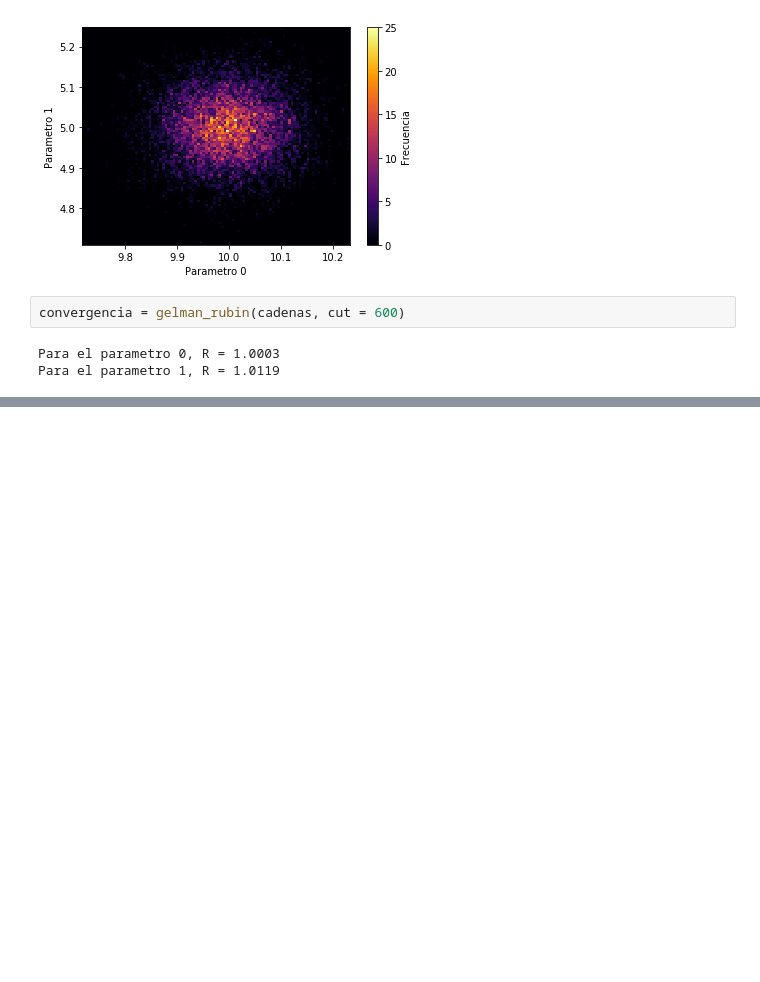
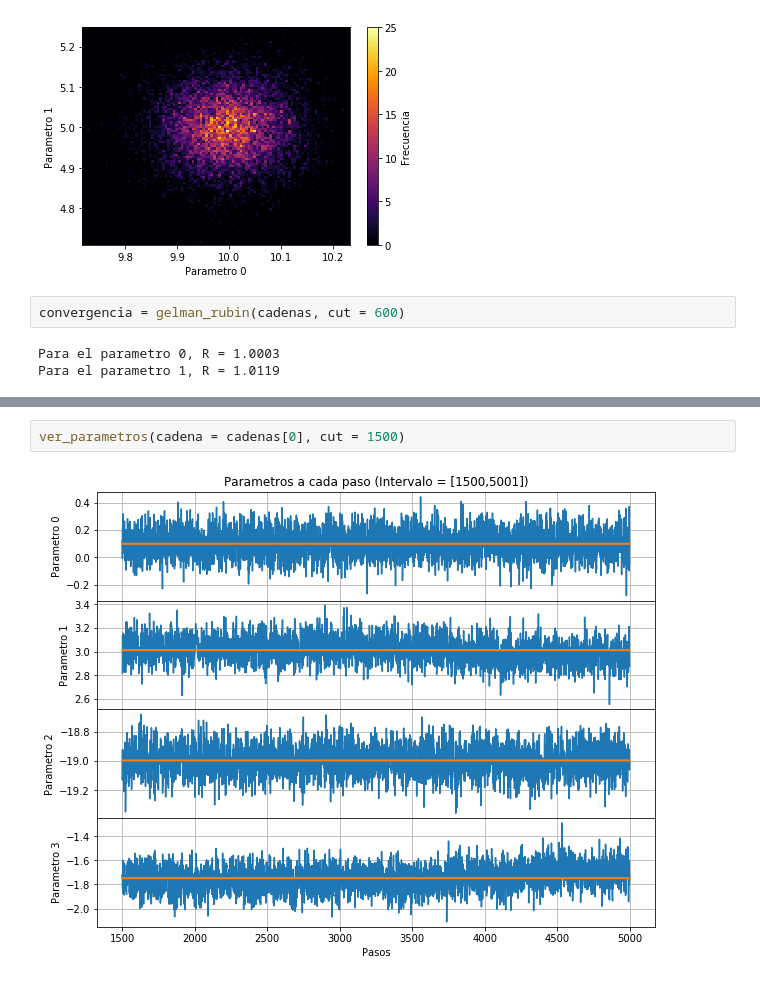
Before and after one commit to DCIDA2019/da2020-GabrielMissael, a Jupyter notebook: Semana10_casa/Actividad_semana10.ipynb, the cells around one changed output, grey strips where cells are left out. Saved outputs shown, nothing was run; the diff lists cells and outputs as text; blank space fills up the shorter version.

```diff
--- a/Semana10_casa/Actividad_semana10.ipynb
+++ b/Semana10_casa/Actividad_semana10.ipynb
@@ -455,0 +600,4 @@ Por hacer:
+# %%
+ver_parametros(cadena = cadenas[0], cut = 1500)
+# %% [output]
+[figure, added]
```
Also changed, not shown: parts of 21 cells of this notebook.
